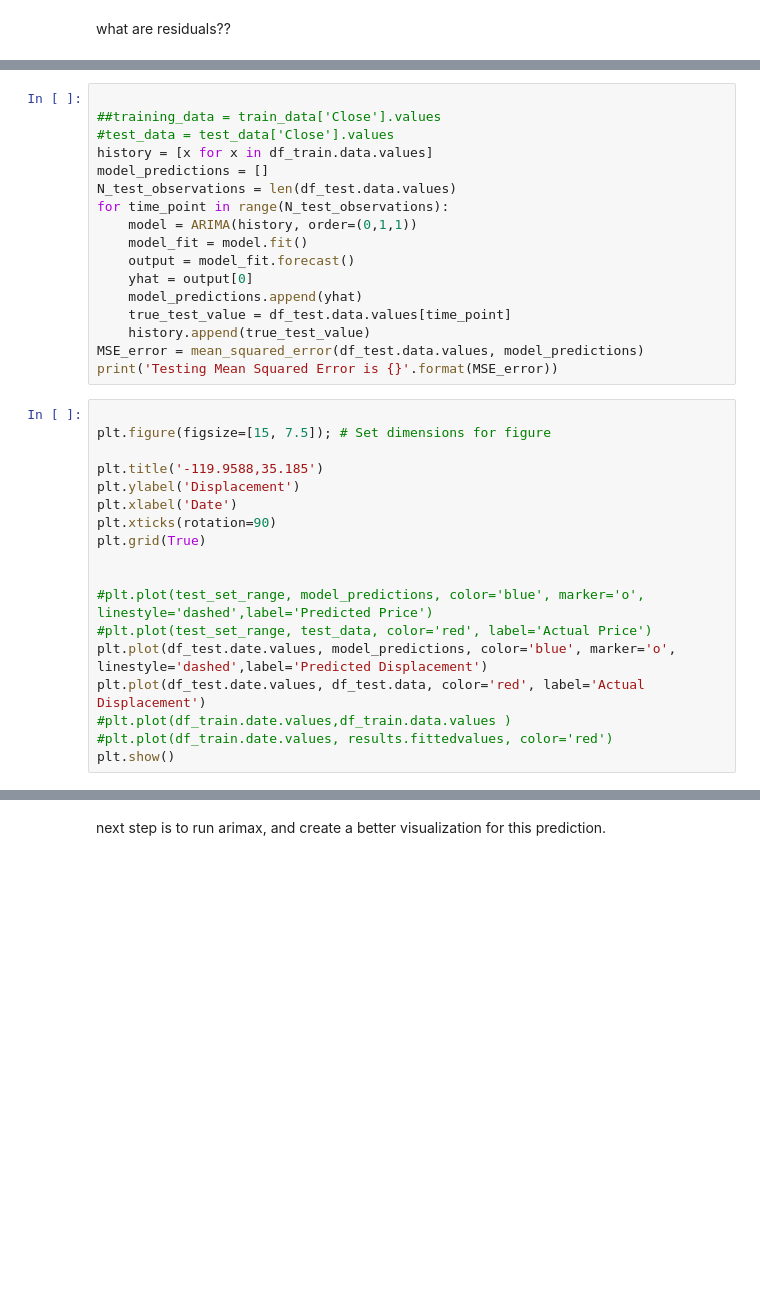
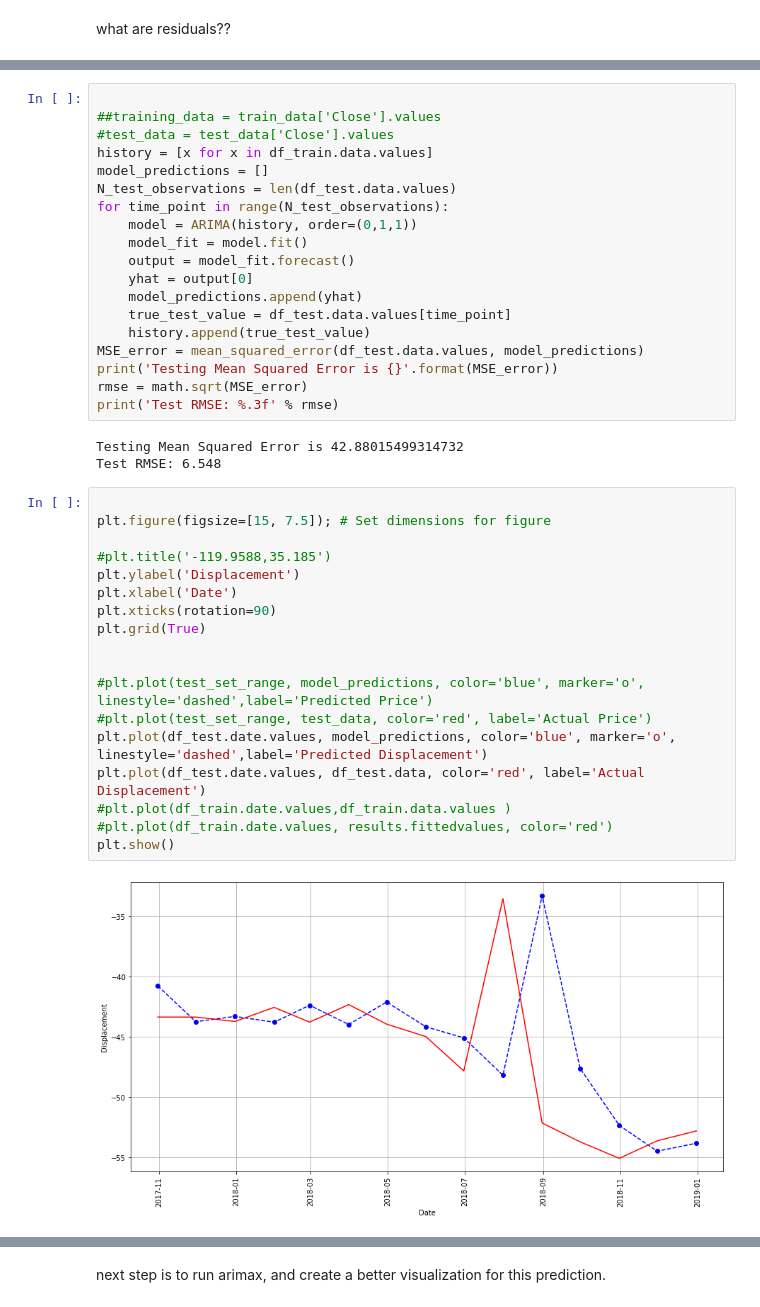
Before and after one commit to JayUpadhyayCS/DSFellowship, a Jupyter notebook: arima724.ipynb, the cells around one changed output, grey strips where cells are left out. Cells and saved outputs as stored; diff of their text form; blank space fills up the shorter version.

```diff
--- a/arima724.ipynb
+++ b/arima724.ipynb
@@ -220,23 +336,30 @@ for time_point in range(N_test_observations):
     history.append(true_test_value)
 MSE_error = mean_squared_error(df_test.data.values, model_predictions)
 print('Testing Mean Squared Error is {}'.format(MSE_error))
+rmse = math.sqrt(MSE_error)
+print('Test RMSE: %.3f' % rmse)
+# %% [output]
+Testing Mean Squared Error is 42.88015499314732
+Test RMSE: 6.548
 # %%
 
 plt.figure(figsize=[15, 7.5]); # Set dimensions for figure
 
-plt.title('-119.9588,35.185')
+#plt.title('-119.9588,35.185')
 plt.ylabel('Displacement')
 plt.xlabel('Date')
 plt.xticks(rotation=90)
 plt.grid(True)
 
 
 #plt.plot(test_set_range, model_predictions, color='blue', marker='o', linestyle='dashed',label='Predicted Price')
 #plt.plot(test_set_range, test_data, color='red', label='Actual Price')
 plt.plot(df_test.date.values, model_predictions, color='blue', marker='o', linestyle='dashed',label='Predicted Displacement')
 plt.plot(df_test.date.values, df_test.data, color='red', label='Actual Displacement')
 #plt.plot(df_train.date.values,df_train.data.values )
 #plt.plot(df_train.date.values, results.fittedvalues, color='red')
 plt.show()
+# %% [output]
+[figure, added]
 # %%
 print(len( model_predictions)-len( df_test.data))
```
Also changed, not shown: parts of 15 cells of this notebook, 13 other files.
